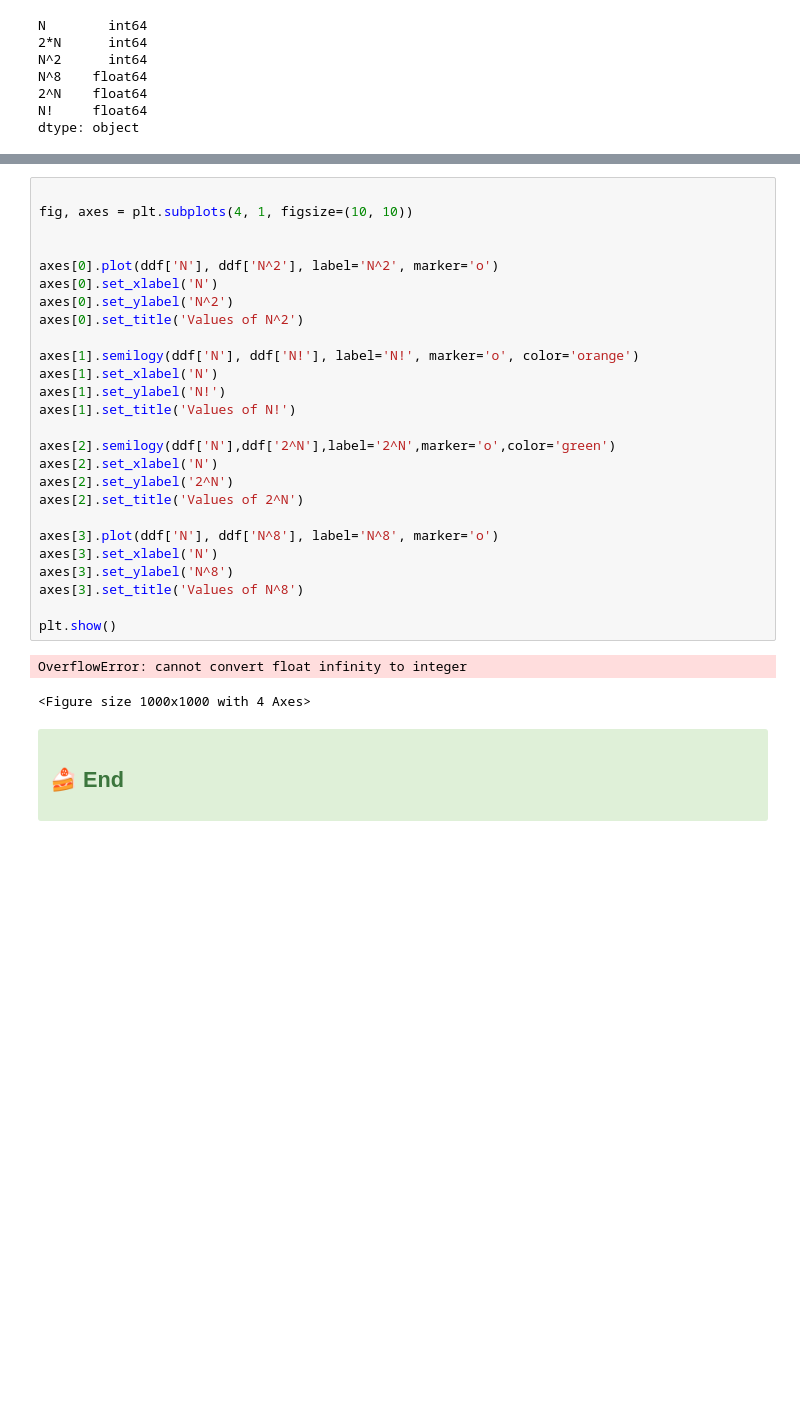
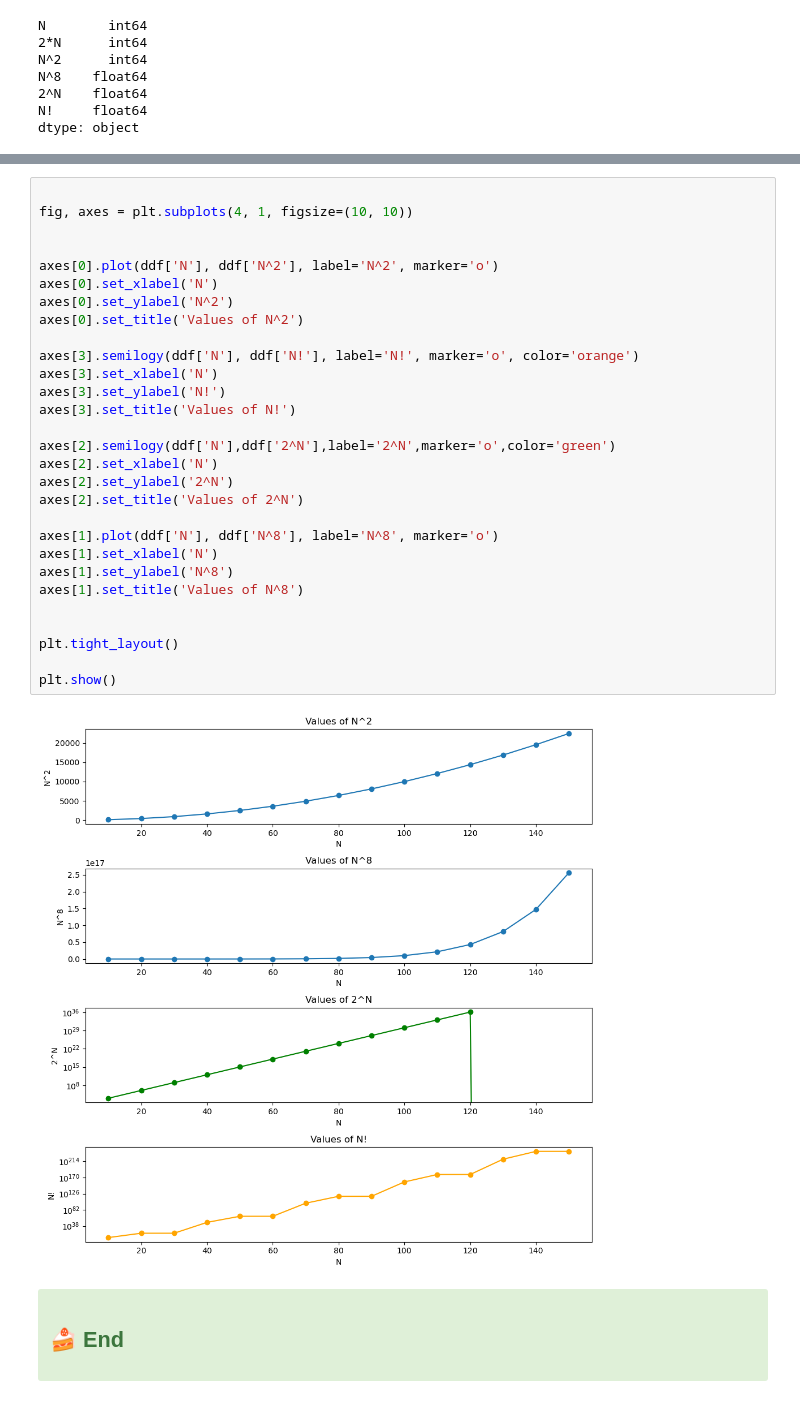
Before and after one commit to Sati2030/COMP1008_Seiji, a Jupyter notebook: Labs/Lab2/Exercise_2_Data_Viz_Preprocessing.ipynb, the cells around one changed output, grey strips where cells are left out. Cells and saved outputs as stored; diff of their text form; blank space fills up the shorter version.

```diff
--- a/Labs/Lab2/Exercise_2_Data_Viz_Preprocessing.ipynb
+++ b/Labs/Lab2/Exercise_2_Data_Viz_Preprocessing.ipynb
@@ -555,32 +551,34 @@ print(mpmath.power(2,140))
 # %%
 
 fig, axes = plt.subplots(4, 1, figsize=(10, 10))
 
 
 axes[0].plot(ddf['N'], ddf['N^2'], label='N^2', marker='o')
 axes[0].set_xlabel('N')
 axes[0].set_ylabel('N^2')
 axes[0].set_title('Values of N^2')
 
-axes[1].semilogy(ddf['N'], ddf['N!'], label='N!', marker='o', color='orange')
-axes[1].set_xlabel('N')
-axes[1].set_ylabel('N!')
-axes[1].set_title('Values of N!')
+axes[3].semilogy(ddf['N'], ddf['N!'], label='N!', marker='o', color='orange')
+axes[3].set_xlabel('N')
+axes[3].set_ylabel('N!')
+axes[3].set_title('Values of N!')
 
 axes[2].semilogy(ddf['N'],ddf['2^N'],label='2^N',marker='o',color='green')
 axes[2].set_xlabel('N')
 axes[2].set_ylabel('2^N')
 axes[2].set_title('Values of 2^N')
 
-axes[3].plot(ddf['N'], ddf['N^8'], label='N^8', marker='o')
-axes[3].set_xlabel('N')
-axes[3].set_ylabel('N^8')
-axes[3].set_title('Values of N^8')
+axes[1].plot(ddf['N'], ddf['N^8'], label='N^8', marker='o')
+axes[1].set_xlabel('N')
+axes[1].set_ylabel('N^8')
+axes[1].set_title('Values of N^8')
+
+
+plt.tight_layout()
 
 plt.show()
 # %% [output]
-OverflowError: cannot convert float infinity to integer
-<Figure size 1000x1000 with 4 Axes>
+[figure, added]
 # %% [markdown]
 <div class="alert alert-success">
     <h2>🍰 End</h2>
```
Also changed, not shown: parts of 2 cells of this notebook, 1 other file.
